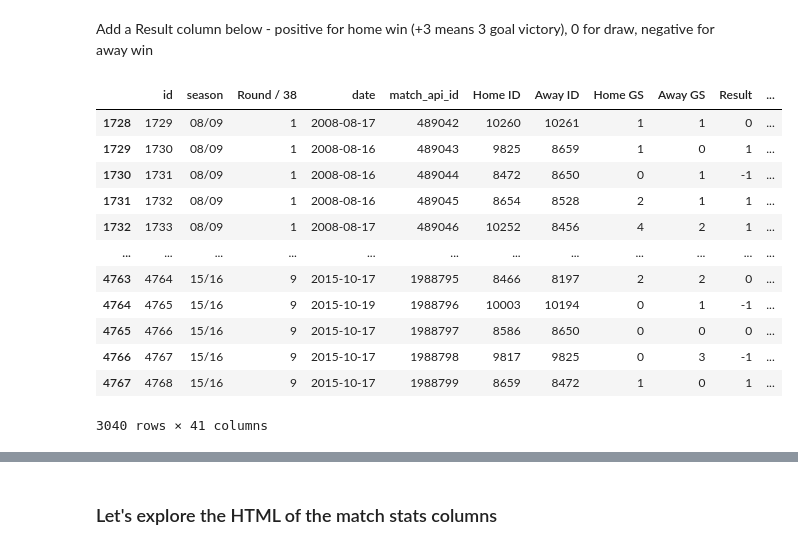
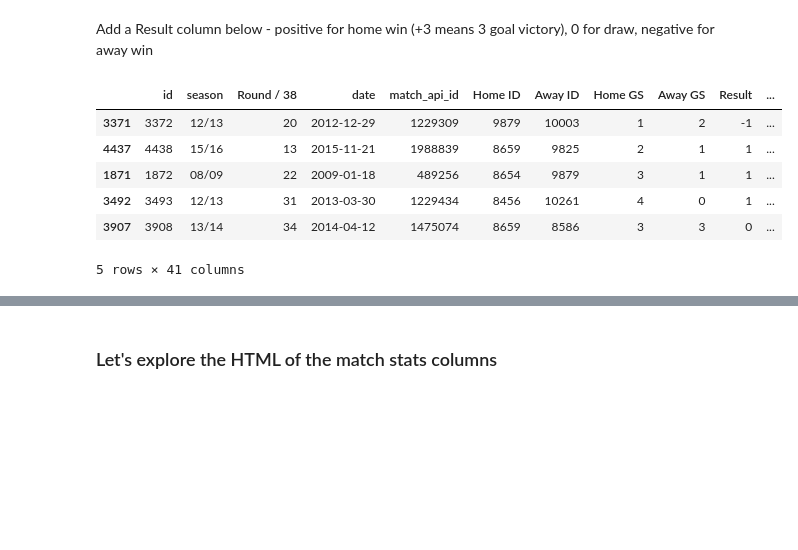
Before and after one commit to tjjdoherty/football-project-mvp, a Jupyter notebook: intro_clean_eda.ipynb, the cells around one changed output, grey strips where cells are left out. Drawn from its saved outputs; the diff is of its cells as text; code cells hidden in the pictures; blank space fills up the shorter version.

```diff
--- a/eda.ipynb
+++ b/intro_clean_eda.ipynb
@@ -102,8 +103,8 @@ with sqlite3.connect('/Users/thomasdoherty/Desktop/football-project/football-dat
 # %%
 selected_countries = ['England'] # leave this format in case we want to add more countries later
-countries = countries[countries.name.isin(selected_countries)] # England id is 1729
+countries = all_countries[all_countries.name.isin(selected_countries)] # England id is 1729
 
 # merge leagues - it is only going to be premier league, but incase other leagues are added in the future
-leagues = countries.merge(leagues, on='id', suffixes=('', '_y')) # suffixes = ('', '_y') is to avoid duplicate columns
+leagues = countries.merge(all_leagues, on='id', suffixes=('', '_y')) # suffixes = ('', '_y') is to avoid duplicate columns
 # %%
 # check all columns - more exploration done above and we will remove all the bookies columns soon
@@ -118,12 +119,12 @@ Index(['id', 'country_id', 'league_id', 'season', 'stage', 'date',
 # %%
 # get only the relevant columns
 
-matches = matches[matches.league_id.isin(leagues.id)]
+matches_prem = all_matches[all_matches.league_id.isin(leagues.id)]
 # Above, we could do league_id == 1729, but this is more flexible when we decide to add more leagues,
 # We just add the country name two code cells above and it will work
 # %% [markdown]
 Below I will **remove the bookmakers odds columns** - they begin with Bet 365 (B365X, where X = H for a bet on the Home team winning; D for Draw, A for Away team, and have many outlets inc. Ladbrookes (LBX), Bet Victor (VCX), William Hill (WHX)) so I will cut off the matches df from the Bet 365 columns onwards.
 # %%
 # 86th column is B365H - remove everything from here onward
-matches = matches.iloc[:, :85]
+matches_prem = matches_prem.iloc[:, :85]
 # %% [markdown]
@@ -148,6 +151,6 @@ matches.head()
 # %%
 # make a prem df where we drop the country_id and league_id columns
-prem = matches.drop(['country_id', 'league_id'], axis=1)
+prem = matches_prem.drop(['country_id', 'league_id'], axis=1)
 # %%
 # rename columns to make them more understandable
 
@@ -220,18 +217,12 @@ prem.insert(9, 'Result', np.sign(prem['Home GS'] - prem['Away GS']))
 # add the Margin column = gives the margin of victory for the home / away team
 prem.insert(10, 'Margin', prem['Home GS'] - prem['Away GS'])
 # %%
-prem
+prem.sample(5)
 # %% [output]
 |  | id | season | Round / 38 | date | match_api_id | Home ID | Away ID | Home GS | Away GS | Result | ... |
-| 1728 | 1729 | 08/09 | 1 | 2008-08-17 | 489042 | 10260 | 10261 | 1 | 1 | 0 | ... |
-| 1729 | 1730 | 08/09 | 1 | 2008-08-16 | 489043 | 9825 | 8659 | 1 | 0 | 1 | ... |
-| 1730 | 1731 | 08/09 | 1 | 2008-08-16 | 489044 | 8472 | 8650 | 0 | 1 | -1 | ... |
-| 1731 | 1732 | 08/09 | 1 | 2008-08-16 | 489045 | 8654 | 8528 | 2 | 1 | 1 | ... |
-| 1732 | 1733 | 08/09 | 1 | 2008-08-17 | 489046 | 10252 | 8456 | 4 | 2 | 1 | ... |
-| ... | ... | ... | ... | ... | ... | ... | ... | ... | ... | ... | ... |
-| 4763 | 4764 | 15/16 | 9 | 2015-10-17 | 1988795 | 8466 | 8197 | 2 | 2 | 0 | ... |
-| 4764 | 4765 | 15/16 | 9 | 2015-10-19 | 1988796 | 10003 | 10194 | 0 | 1 | -1 | ... |
-| 4765 | 4766 | 15/16 | 9 | 2015-10-17 | 1988797 | 8586 | 8650 | 0 | 0 | 0 | ... |
-| 4766 | 4767 | 15/16 | 9 | 2015-10-17 | 1988798 | 9817 | 9825 | 0 | 3 | -1 | ... |
-| 4767 | 4768 | 15/16 | 9 | 2015-10-17 | 1988799 | 8659 | 8472 | 1 | 0 | 1 | ... |
+| 3371 | 3372 | 12/13 | 20 | 2012-12-29 | 1229309 | 9879 | 10003 | 1 | 2 | -1 | ... |
+| 4437 | 4438 | 15/16 | 13 | 2015-11-21 | 1988839 | 8659 | 9825 | 2 | 1 | 1 | ... |
+| 1871 | 1872 | 08/09 | 22 | 2009-01-18 | 489256 | 8654 | 9879 | 3 | 1 | 1 | ... |
+| 3492 | 3493 | 12/13 | 31 | 2013-03-30 | 1229434 | 8456 | 10261 | 4 | 0 | 1 | ... |
+| 3907 | 3908 | 13/14 | 34 | 2014-04-12 | 1475074 | 8659 | 8586 | 3 | 3 | 0 | ... |
-3040 rows × 41 columns
+5 rows × 41 columns
```
Also changed, not shown: parts of 15 cells of this notebook.
